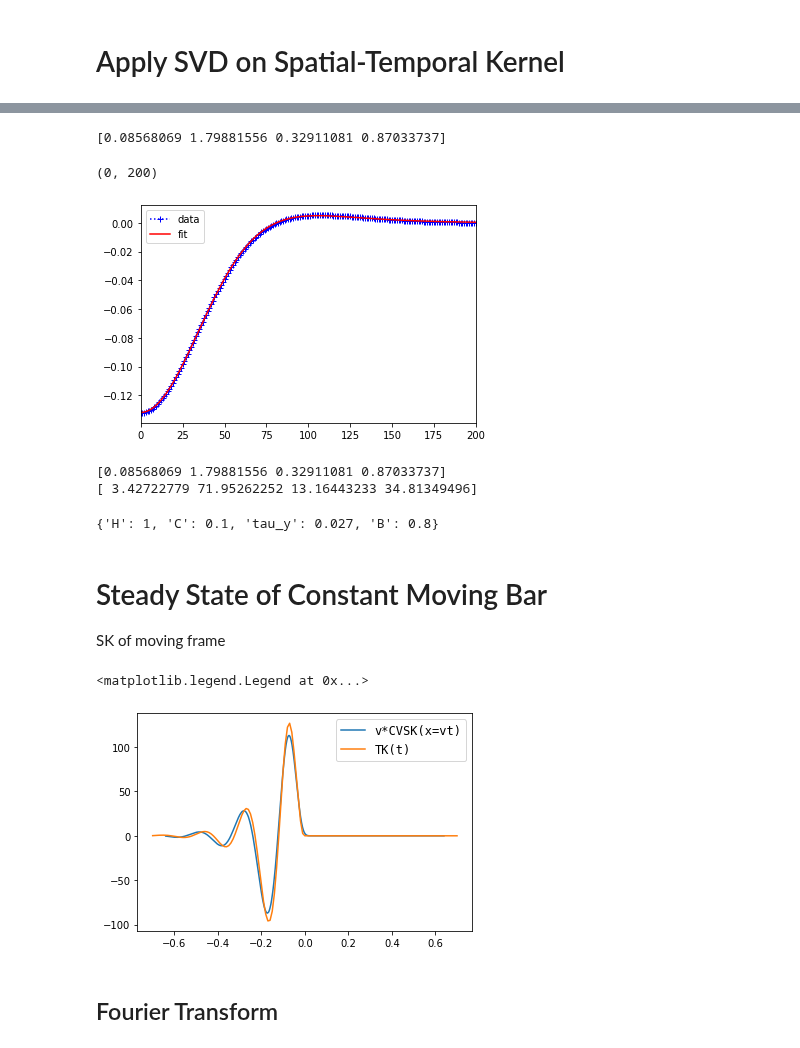
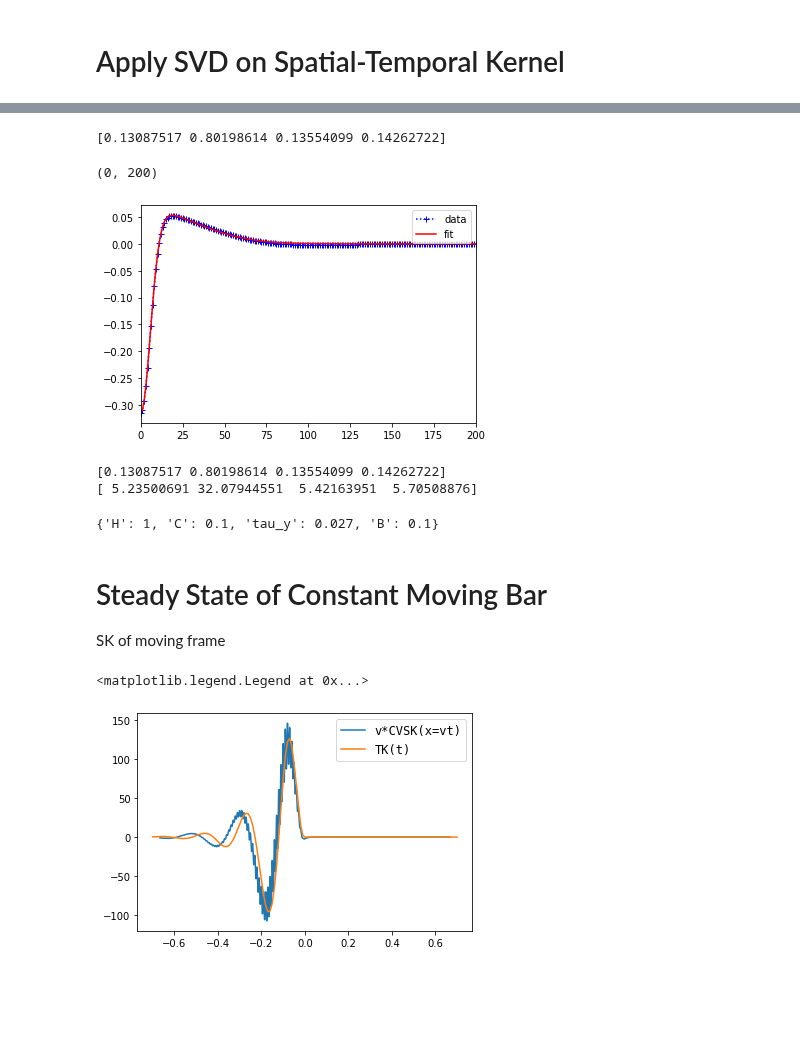
Before and after one commit to llincooi/retina_python, a Jupyter notebook: MB_FB_model/STK_Separate_analysis.ipynb, the cells around one changed output, grey strips where cells are left out. Cells and saved outputs as stored; diff of their text form; code cells hidden in the pictures; blank space fills up the shorter version.

```diff
--- a/MB_FB_model/STK_Separate_analysis.ipynb
+++ b/MB_FB_model/STK_Separate_analysis.ipynb
@@ -92,7 +92,7 @@ dt=0.01 #large dt will cause  overflow
 nstep = int(1.6/dt)
 FBFF_sigma_dict['tau_y'] = 0.027
 #Width setting
-xlen = 80*FBFF_sigma_dict['H'] #spatial extend of simulation
+xlen = 50*FBFF_sigma_dict['H'] #spatial extend of simulation
 
 FBFF_para_dict = {}
 FBFF_para_dict['alpha'] = 14.
@@ -102,7 +102,7 @@ FBFF_para_dict['g'] = 840. # not important if there is no adaption
 FBFF_para_dict['h'] = 100
 FBFF_para_dict['l'] = 1
 
-FBFF_sigma_dict['B'] = FBFF_sigma_dict['H']*0.8
+FBFF_sigma_dict['B'] = FBFF_sigma_dict['H']*0.1
 # %% [markdown]
 # TK
 # %%
@@ -346,17 +346,17 @@ plt.plot(space_window,  DoG(space_window, *popt), 'r-', label='fit')
 plt.legend()
 plt.xlim([0, 200])
 # %% [output]
-[0.08568069 1.79881556 0.32911081 0.87033737]
+[0.13087517 0.80198614 0.13554099 0.14262722]
 (0, 200)
-[figure, old version]
+[figure, new version]
 # %%
 print(popt*dx)
 print(popt)
 FBFF_sigma_dict
 # %% [output]
-[0.08568069 1.79881556 0.32911081 0.87033737]
-[ 3.42722779 71.95262252 13.16443233 34.81349496]
+[0.13087517 0.80198614 0.13554099 0.14262722]
+[ 5.23500691 32.07944551  5.42163951  5.70508876]
-{'H': 1, 'C': 0.1, 'tau_y': 0.027, 'B': 0.8}
+{'H': 1, 'C': 0.1, 'tau_y': 0.027, 'B': 0.1}
 # %% [markdown]
 # Steady State of Constant Moving Bar
 SK of moving frame
@@ -380,18 +380,16 @@ def StadyState_ConstMoveDelta(v, Kernel): #note that v here is dimensionless
 delSTKv1 = StadyState_ConstMoveDelta(1, delSTK)
 SeSTKv1 = StadyState_ConstMoveDelta(1, SeSTK)
 # %%
-v = 25 #note that v here is dimensionless
+v = 15 #note that v here is dimensionless
 delSKvp = StadyState_ConstMoveDelta(v, delSTK)
 
 plt.plot(space_window*dx/(v*dx/dt),delSKvp*(v*dx/dt), label='v*CVSK(x=vt)')
 
 new_TK = np.flip(np.append(np.zeros(70),delTK[:71]))
 newTaxis = np.arange(-70,71)*dt
 plt.plot(newTaxis, new_TK, label='TK(t)')
 
 plt.legend(loc='best', prop={'size': 'large', 'family': 'monospace'})
 # %% [output]
 <matplotlib.legend.Legend at 0x...>
-[figure, old version]
+[figure, new version]
-# %% [markdown]
-## Fourier Transform
```
Also changed, not shown: parts of 17 cells of this notebook.
